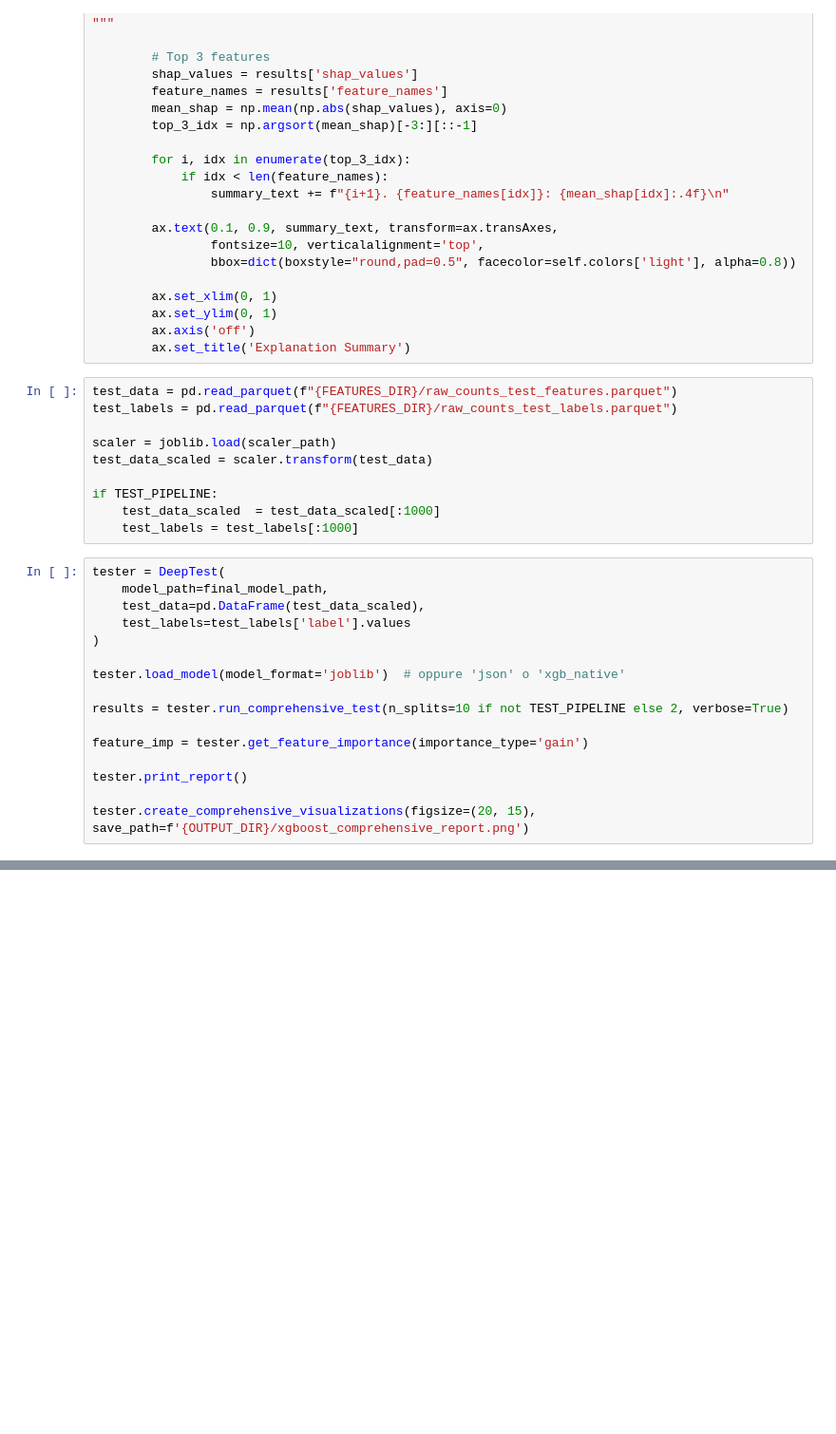
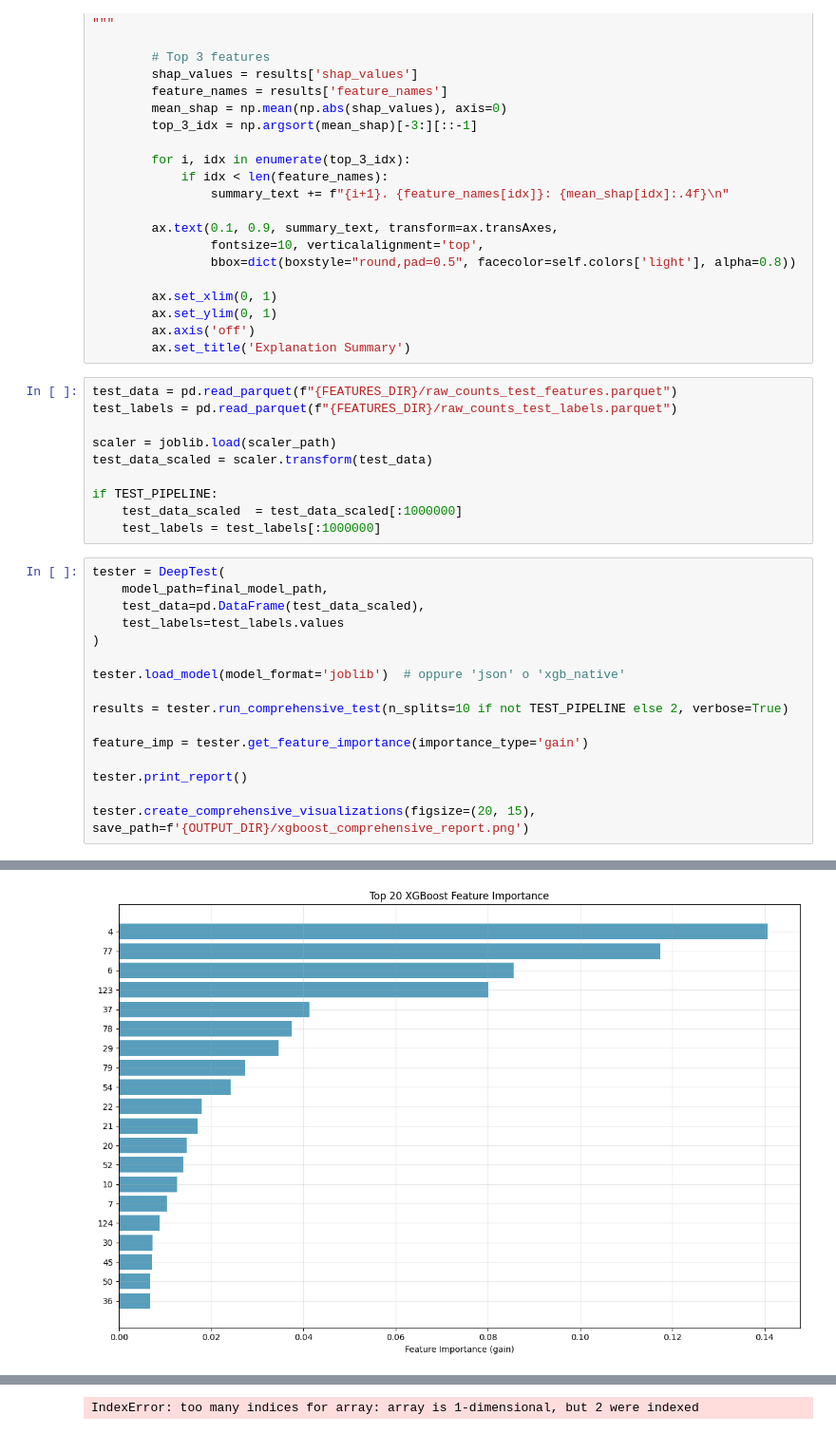
Before and after one commit to ScrPzz/rongowai-earth-surface-classifier, a Jupyter notebook: deliver/[model_training]raw_counts_xgboost.ipynb, the cells around one changed output, grey strips where cells are left out. Shown at 95% size. Cells and saved outputs as stored; diff of their text form; blank space fills up the shorter version.

```diff
--- a/deliver/[model_training]raw_counts_xgboost.ipynb
+++ b/deliver/[model_training]raw_counts_xgboost.ipynb
@@ -2541,13 +2654,13 @@ scaler = joblib.load(scaler_path)
 test_data_scaled = scaler.transform(test_data)
 
 if TEST_PIPELINE:
-    test_data_scaled  = test_data_scaled[:1000]
-    test_labels = test_labels[:1000]
+    test_data_scaled  = test_data_scaled[:1000000]
+    test_labels = test_labels[:1000000]
 # %%
 tester = DeepTest(
     model_path=final_model_path,
     test_data=pd.DataFrame(test_data_scaled),
-    test_labels=test_labels['label'].values
+    test_labels=test_labels.values
 )
 
 tester.load_model(model_format='joblib')  # oppure 'json' o 'xgb_native'
@@ -2559,3 +2672,4 @@ feature_imp = tester.get_feature_importance(importance_type='gain')
 tester.print_report()
 
 tester.create_comprehensive_visualizations(figsize=(20, 15), save_path=f'{OUTPUT_DIR}/xgboost_comprehensive_report.png')
+# %% [output]
@@ -2561,0 +2688 @@ tester.create_comprehensive_visualizations(figsize=(20, 15), save_path=f'{OUTPUT
+[figure, added]
@@ -2561,0 +2706 @@ tester.create_comprehensive_visualizations(figsize=(20, 15), save_path=f'{OUTPUT
+IndexError: too many indices for array: array is 1-dimensional, but 2 were indexed
```
Also changed, not shown: parts of 6 cells of this notebook, 7 other files.
